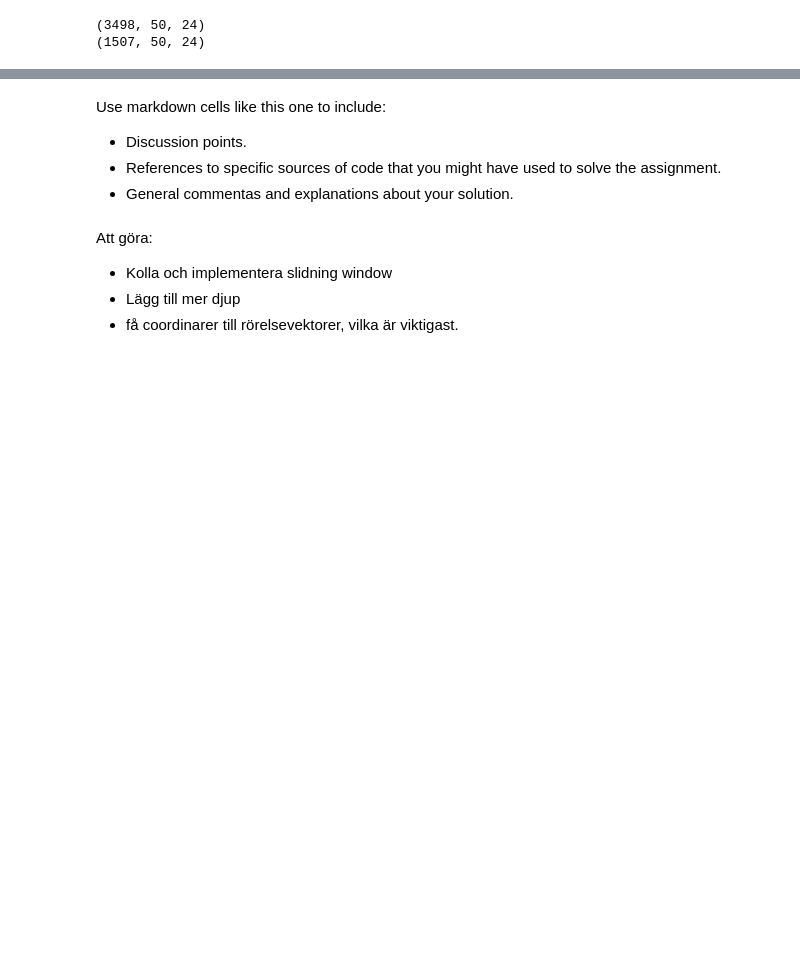
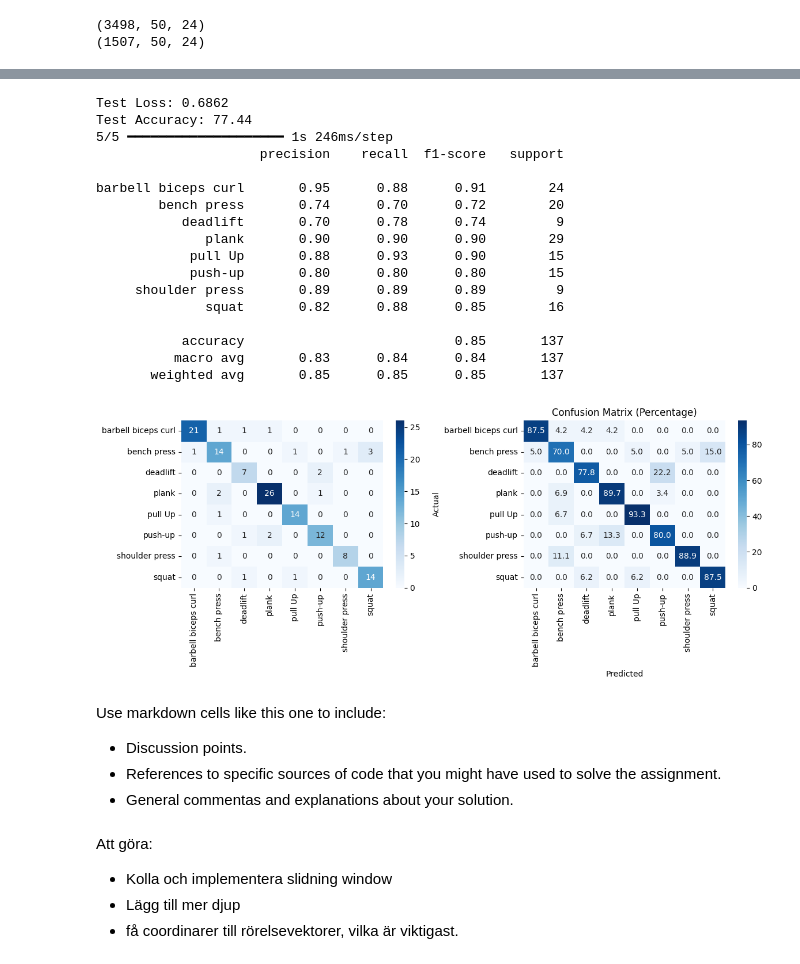
Before and after one commit to linahagberg/Assignment_4_Lina_Ella, a Jupyter notebook: Lina_Ella__assingment4.ipynb, the cells around one changed output, grey strips where cells are left out. Drawn from its saved outputs; the diff is of its cells as text; code cells hidden in the pictures; blank space fills up the shorter version.

```diff
--- a/Lina_Ella__assingment4.ipynb
+++ b/Lina_Ella__assingment4.ipynb
@@ -548,44 +579,64 @@ plt.show()
 # %%
 from sklearn.metrics import classification_report
 import numpy as np
+import seaborn as sns
+import matplotlib.pyplot as plt
+from sklearn.metrics import confusion_matrix
+
 # Print results
 print(f"Test Loss: {loss:.4f}")
 print(f"Test Accuracy: {accuracy*100:.2f}")
 
 # Get predictions
 y_pred = model.predict(X_test)
 y_pred_classes = np.argmax(y_pred, axis=1)  # Convert probabilities to class labels
 y_true_classes = np.argmax(y_test, axis=1)  # Convert one-hot encoding back to labels
 
 # Print classification report
-print(classification_report(y_true_classes, y_pred_classes, target_names=encoder.classes_))
+print(classification_report(y_true_classes, y_pred_classes, target_names= y_encoder.classes_))
 
-import seaborn as sns
-import matplotlib.pyplot as plt
-from sklearn.metrics import confusion_matrix
 
 # Compute confusion matrix
 cm = confusion_matrix(y_true_classes, y_pred_classes)
 # Compute confusion matrix as percentages
 cm_percentage = cm.astype('float') / cm.sum(axis=1, keepdims=True) * 100
 
 # Plot both confusion matrices side by side
 fig, axes = plt.subplots(1, 2, figsize=(12, 5))
 
 # Plot confusion matrix
-sns.heatmap(cm, annot=True, fmt="d", cmap="Blues", xticklabels=encoder.classes_, yticklabels=encoder.classes_, ax=axes[0])
+sns.heatmap(cm, annot=True, fmt="d", cmap="Blues", xticklabels=y_encoder.classes_, yticklabels=y_encoder.classes_, ax=axes[0])
 plt.xlabel("Predicted")
 plt.ylabel("Actual")
 plt.title("Confusion Matrix")
 
 # Confusion matrix as percentages
-sns.heatmap(cm_percentage, annot=True, fmt=".1f", cmap="Blues", xticklabels=encoder.classes_, yticklabels=encoder.classes_, ax=axes[1])
+sns.heatmap(cm_percentage, annot=True, fmt=".1f", cmap="Blues", xticklabels=y_encoder.classes_, yticklabels=y_encoder.classes_, ax=axes[1])
 axes[1].set_xlabel("Predicted")
 axes[1].set_ylabel("Actual")
 axes[1].set_title("Confusion Matrix (Percentage)")
 
 plt.tight_layout()
 plt.show()
+# %% [output]
+Test Loss: 0.6862
+Test Accuracy: 77.44
+5/5 ━━━━━━━━━━━━━━━━━━━━ 1s 246ms/step
+                     precision    recall  f1-score   support
+
+barbell biceps curl       0.95      0.88      0.91        24
+        bench press       0.74      0.70      0.72        20
+           deadlift       0.70      0.78      0.74         9
+              plank       0.90      0.90      0.90        29
+            pull Up       0.88      0.93      0.90        15
+            push-up       0.80      0.80      0.80        15
+     shoulder press       0.89      0.89      0.89         9
+              squat       0.82      0.88      0.85        16
+
+           accuracy                           0.85       137
+          macro avg       0.83      0.84      0.84       137
+       weighted avg       0.85      0.85      0.85       137
+[figure, added]
 # %% [markdown]
 Use markdown cells like this one to include:
 - Discussion points.
```
Also changed, not shown: parts of 28 cells of this notebook.
